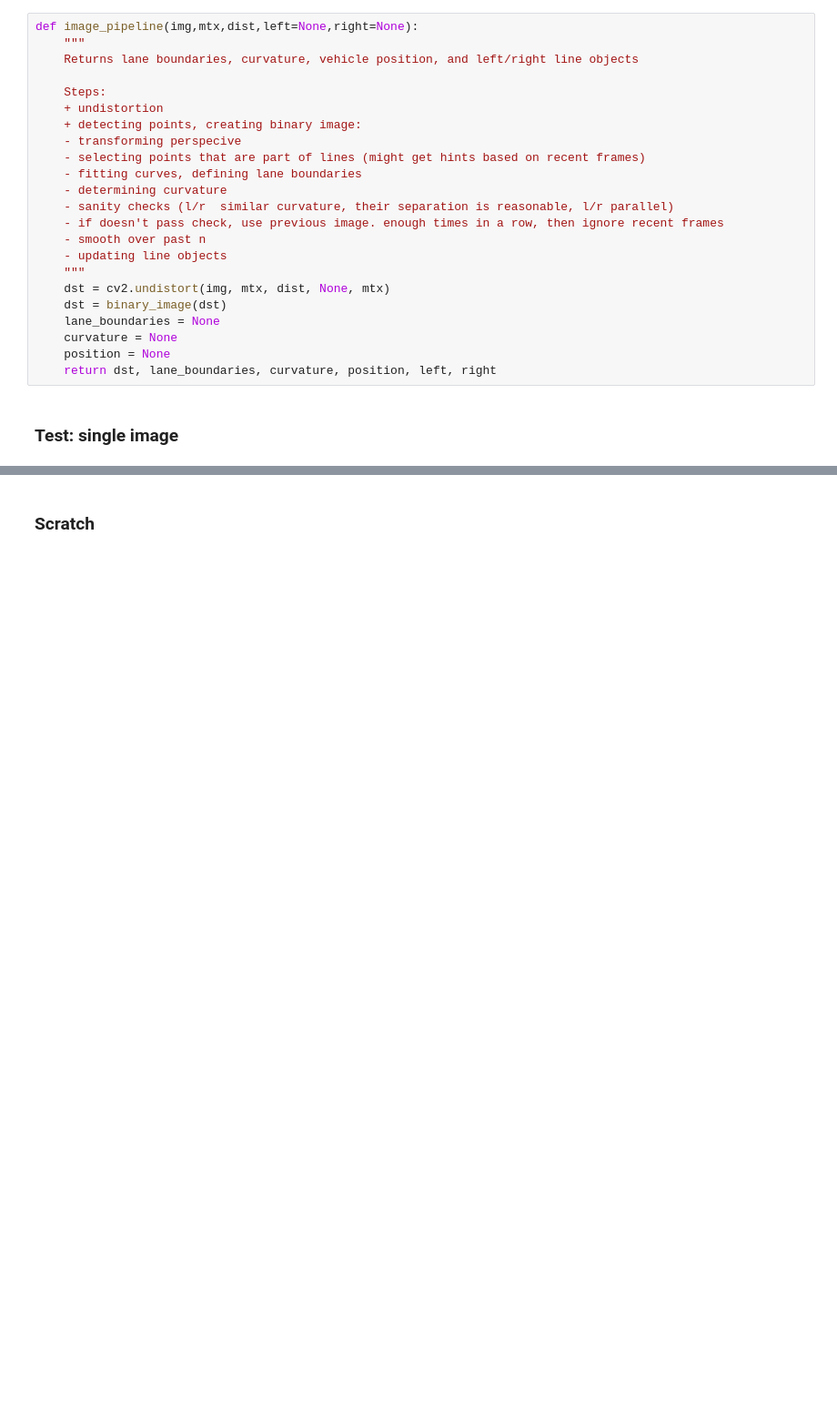
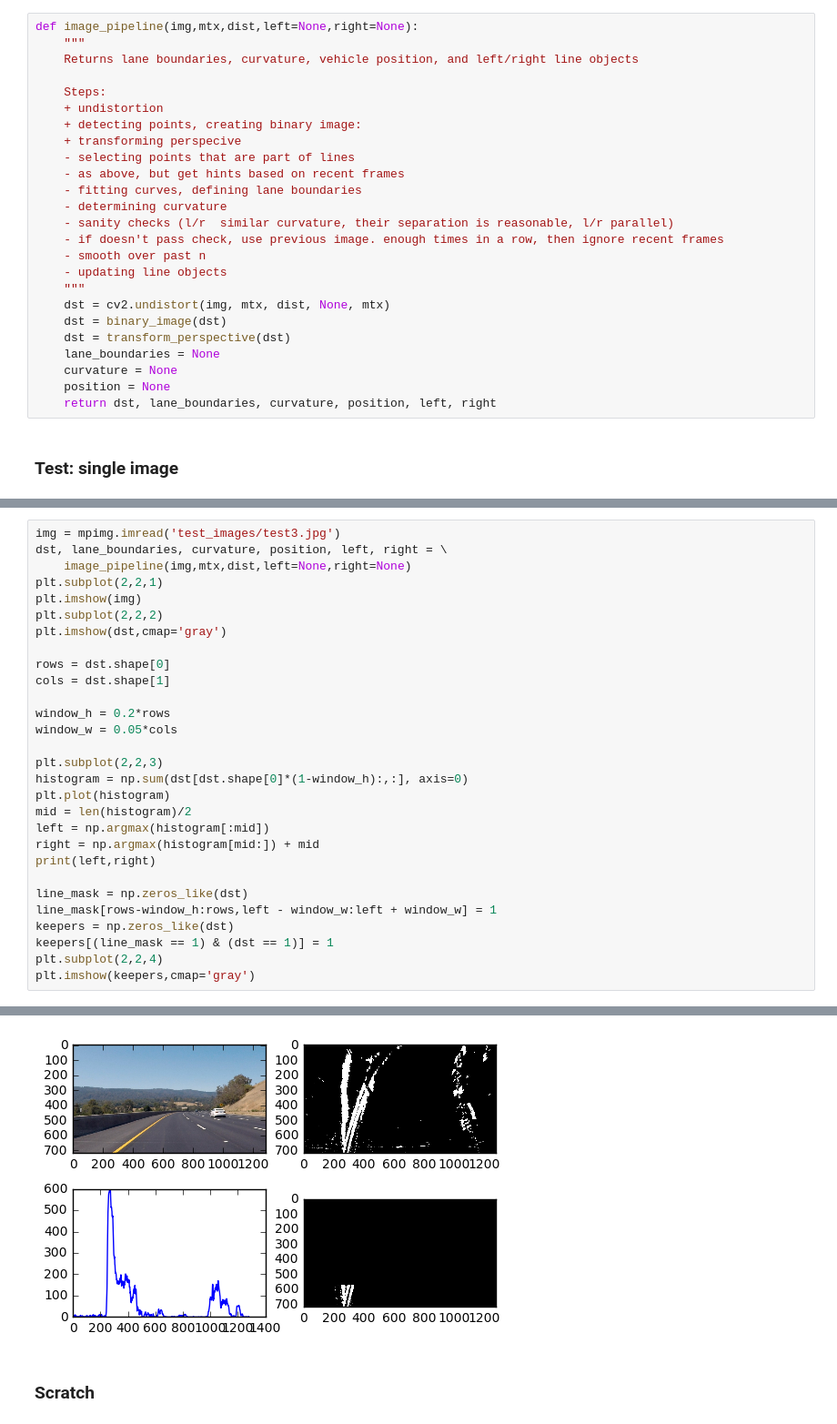
Before and after one commit to sirpsycho85/CarND-Advanced-Lane-Lines, a Jupyter notebook: Advanced lane lines.ipynb, the cells around one changed output, grey strips where cells are left out. Shown: that part at 91% size. Drawn from its saved outputs; the diff is of its cells as text; blank space fills up the shorter version.

```diff
--- a/Advanced lane lines.ipynb
+++ b/Advanced lane lines.ipynb
@@ -153,8 +176,9 @@ def image_pipeline(img,mtx,dist,left=None,right=None):
     Steps:
     + undistortion
     + detecting points, creating binary image:
-    - transforming perspecive
-    - selecting points that are part of lines (might get hints based on recent frames)
+    + transforming perspecive
+    - selecting points that are part of lines
+    - as above, but get hints based on recent frames
     - fitting curves, defining lane boundaries
     - determining curvature
     - sanity checks (l/r  similar curvature, their separation is reasonable, l/r parallel)
@@ -164,6 +188,7 @@ def image_pipeline(img,mtx,dist,left=None,right=None):
     """
     dst = cv2.undistort(img, mtx, dist, None, mtx)
     dst = binary_image(dst)
+    dst = transform_perspective(dst)
     lane_boundaries = None
     curvature = None
     position = None
@@ -185,0 +198,30 @@ plt.imshow(dst,cmap='gray')
+# %%
+img = mpimg.imread('test_images/test3.jpg')
+dst, lane_boundaries, curvature, position, left, right = \
+    image_pipeline(img,mtx,dist,left=None,right=None)
+plt.subplot(2,2,1)
+plt.imshow(img)
+plt.subplot(2,2,2)
+plt.imshow(dst,cmap='gray')
+
+rows = dst.shape[0]
+cols = dst.shape[1]
+
+window_h = 0.2*rows
+window_w = 0.05*cols
+
+plt.subplot(2,2,3)
+histogram = np.sum(dst[dst.shape[0]*(1-window_h):,:], axis=0)
+plt.plot(histogram)
+mid = len(histogram)/2
+left = np.argmax(histogram[:mid])
+right = np.argmax(histogram[mid:]) + mid
+print(left,right)
+
+line_mask = np.zeros_like(dst)
+line_mask[rows-window_h:rows,left - window_w:left + window_w] = 1
+keepers = np.zeros_like(dst)
+keepers[(line_mask == 1) & (dst == 1)] = 1
+plt.subplot(2,2,4)
+plt.imshow(keepers,cmap='gray')
+# %% [output]
@@ -186,3 +230,4 @@ plt.imshow(dst,cmap='gray')
+[figure, added]
 # %% [markdown]
 ### Scratch
 # %% [markdown]
```
Also changed, not shown: parts of 8 cells of this notebook.
